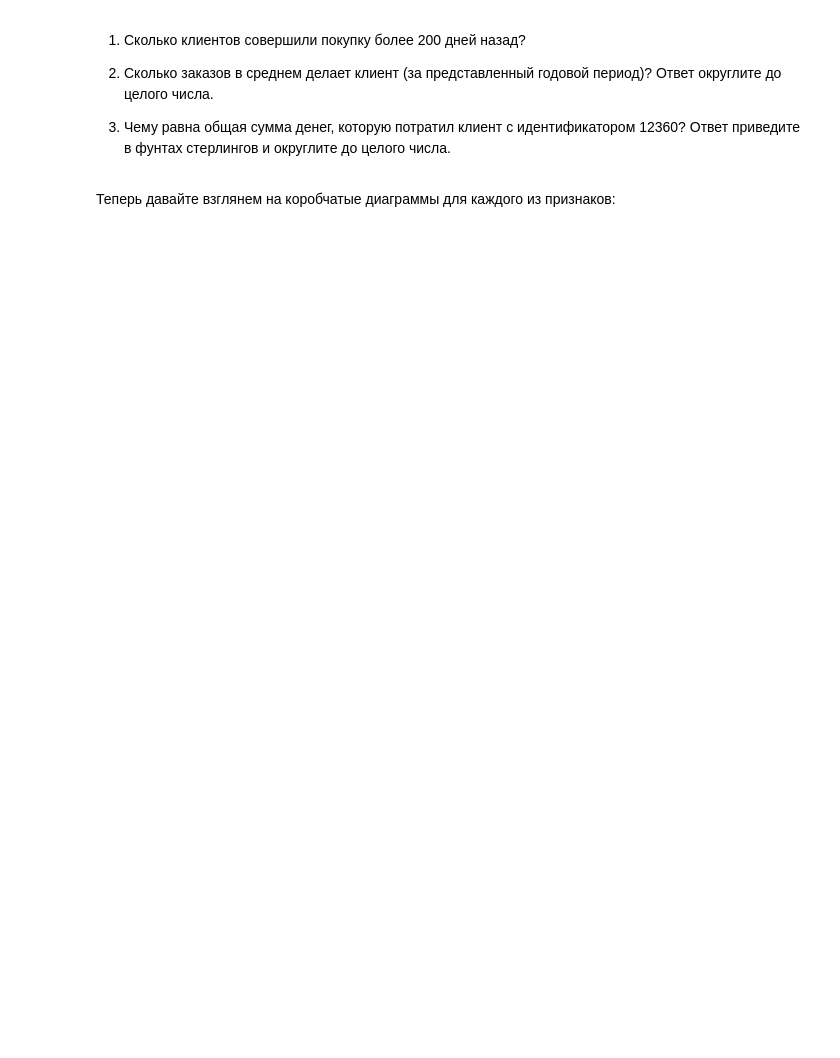
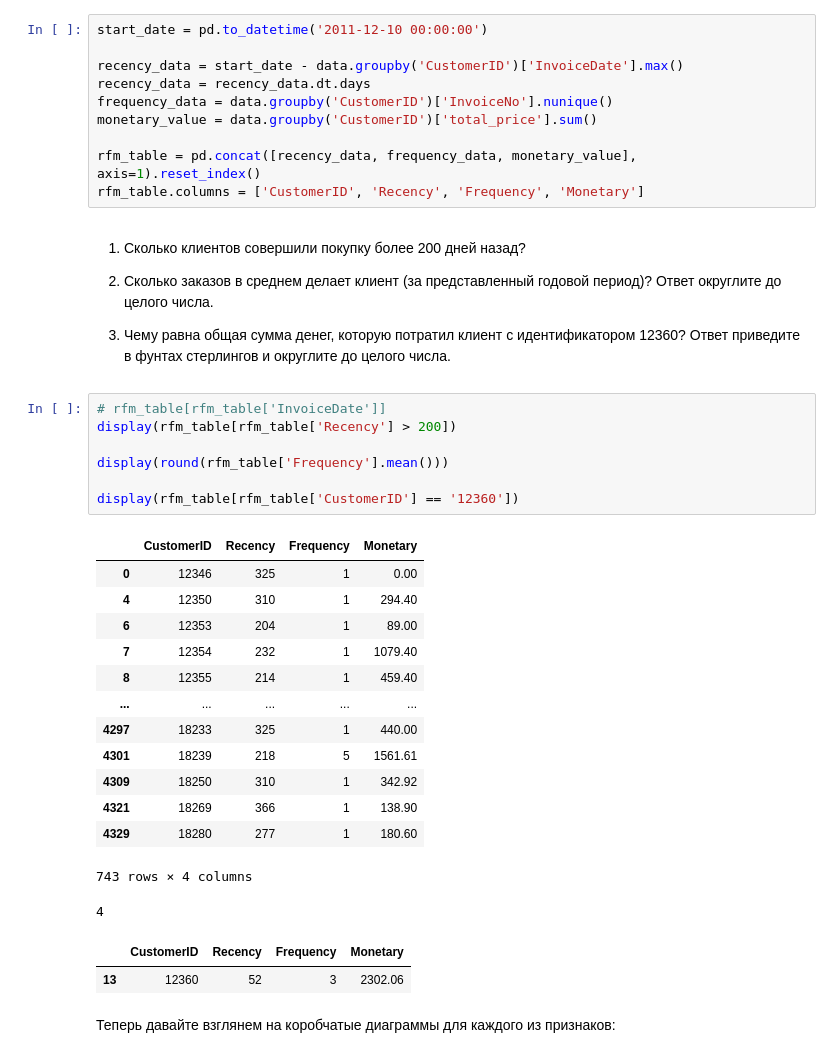
Before and after one commit to Mekhty111/Customer_Segmentation, a Jupyter notebook: Project-6. Ноутбук-шаблон.ipynb, the cells around one changed output. Drawn from its saved outputs; the diff is of its cells as text; blank space fills up the shorter version.

```diff
--- a/Project-6. Ноутбук-шаблон.ipynb
+++ b/Project-6. Ноутбук-шаблон.ipynb
@@ -698,9 +699,43 @@ Name: Hour, Length: 305, dtype: int64
+# %%
+start_date = pd.to_datetime('2011-12-10 00:00:00')
+
+recency_data = start_date - data.groupby('CustomerID')['InvoiceDate'].max()
+recency_data = recency_data.dt.days
+frequency_data = data.groupby('CustomerID')['InvoiceNo'].nunique()
+monetary_value = data.groupby('CustomerID')['total_price'].sum()
+
+rfm_table = pd.concat([recency_data, frequency_data, monetary_value], axis=1).reset_index()
+rfm_table.columns = ['CustomerID', 'Recency', 'Frequency', 'Monetary']
 # %% [markdown]
 1) Сколько клиентов совершили покупку более 200 дней назад?
 
 2) Сколько заказов в среднем делает клиент (за представленный годовой период)? Ответ округлите до целого числа.
 
 3) Чему равна общая сумма денег, которую потратил клиент с идентификатором 12360? Ответ приведите в фунтах стерлингов и округлите до целого числа.
+# %%
+# rfm_table[rfm_table['InvoiceDate']]
+display(rfm_table[rfm_table['Recency'] > 200])
+
+display(round(rfm_table['Frequency'].mean()))
+
+display(rfm_table[rfm_table['CustomerID'] == '12360'])
+# %% [output]
+|  | CustomerID | Recency | Frequency | Monetary |
+| 0 | 12346 | 325 | 1 | 0.00 |
+| 4 | 12350 | 310 | 1 | 294.40 |
+| 6 | 12353 | 204 | 1 | 89.00 |
+| 7 | 12354 | 232 | 1 | 1079.40 |
+| 8 | 12355 | 214 | 1 | 459.40 |
+| ... | ... | ... | ... | ... |
+| 4297 | 18233 | 325 | 1 | 440.00 |
+| 4301 | 18239 | 218 | 5 | 1561.61 |
+| 4309 | 18250 | 310 | 1 | 342.92 |
+| 4321 | 18269 | 366 | 1 | 138.90 |
+| 4329 | 18280 | 277 | 1 | 180.60 |
+743 rows × 4 columns
+4
+|  | CustomerID | Recency | Frequency | Monetary |
+| 13 | 12360 | 52 | 3 | 2302.06 |
 # %% [markdown]
 Теперь давайте взглянем на коробчатые диаграммы для каждого из признаков:
 # %%
```
Also changed, not shown: parts of 11 cells of this notebook, 2 other files.
